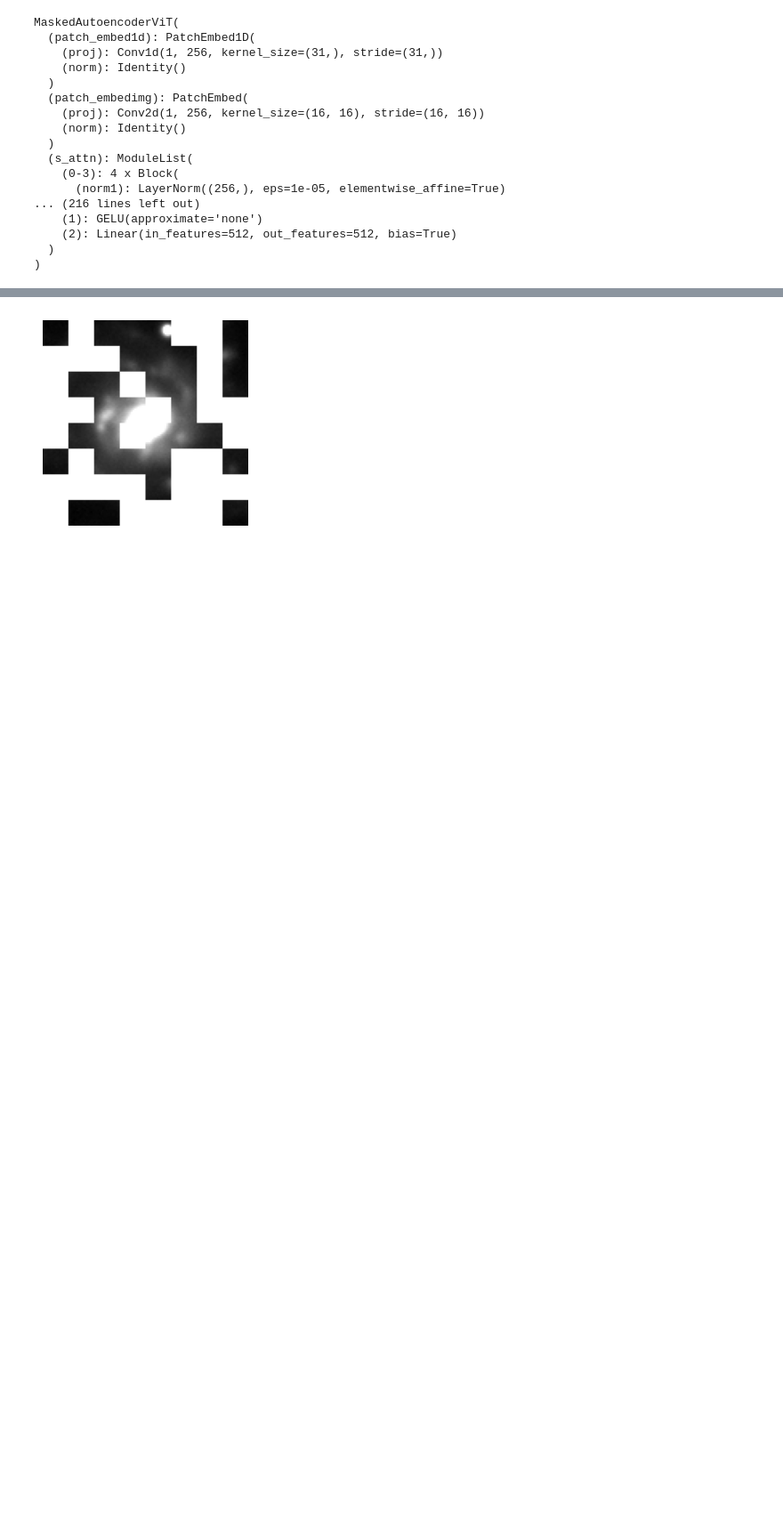
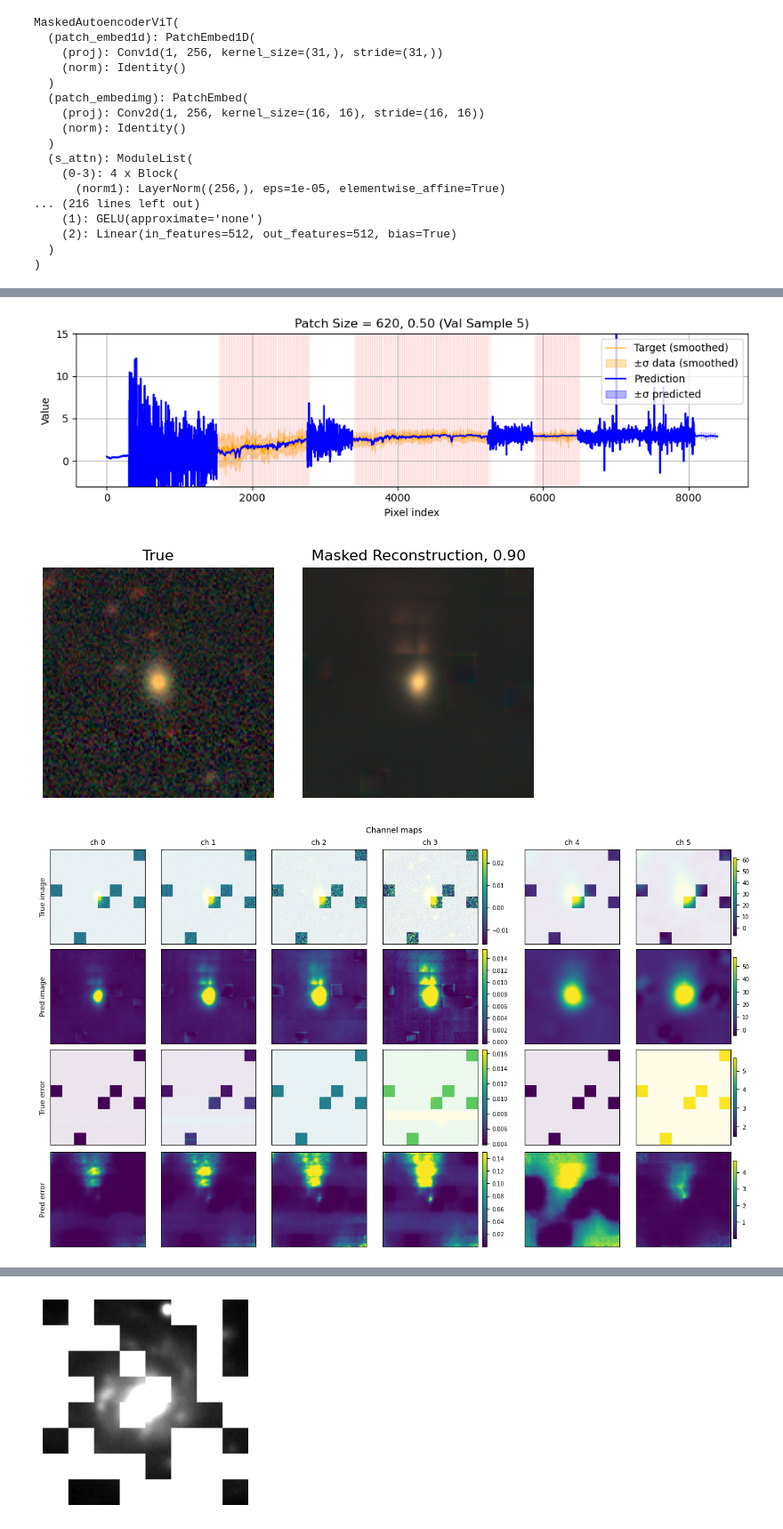
Before and after one commit to biprateep/MultiModal, a Jupyter notebook: notebooks/plots.ipynb, the cells around one changed output, grey strips where cells are left out. Shown at 89% size. Cells and saved outputs as stored; diff of their text form; code cells hidden in the pictures; blank space fills up the shorter version.

```diff
--- a/notebooks/plots.ipynb
+++ b/notebooks/plots.ipynb
@@ -36,9 +36,9 @@ from utils.DataProcessing import (
     CreateMultimodalDataLoadersIter,
 )
 # %%
-from models.MAE import MaskedAutoencoderViT
+from models.MAESimple import MaskedAutoencoderViT
 # path = "/pscratch/sd/p/pzehao/DESIMAE/ProductionCheckpointsFinal/epoch=005-val_loss=-1.0120.ckpt"
-path = "/pscratch/sd/p/pzehao/DESIMAE/Final/epoch=097-val_loss=-2.2914.ckpt"
+path = "/pscratch/sd/p/pzehao/DESIMAE/ProductionCheckpointsSimple/epoch=106-val_loss=-1.5629.ckpt"
 # path = "/pscratch/sd/p/pzehao/DESIMAE/ImageMHP/epoch=225-val_loss=-2.3145.ckpt"
 
 
@@ -89 +193,19 @@ MaskedAutoencoderViT(
+# %%
+loader_cfg = {
+        "end": 4737442,
+        "train_size": 4642694,
+        "batch_size": 32,
+        "train_index_mode": "interleave",
+        "train_block_size": 100,
+        "train_interleave_groups": 4,
+        "train_interleave_span": 1,
+        "train_subset_size": 25000,
+        "train_cycle_epoch": 1,
+        "train_cycle_drop_last": False,
+        "num_workers": 7,
+        "prefetch_factor": 4,
+        "distributed_shard_mode": "contiguous",
+    }
+
+train_loader, val_loader, test_loader = CreateMultimodalDataLoadersIter(**loader_cfg)
 # %%
@@ -95,0 +448,20 @@ z=0.0301, spec shape=torch.Size([7781]), img shape=torch.Size([6, 128, 128])
+# %%
+# 4) Visualize with the provided visualize() function.
+visualize(
+    model,
+    spec,
+    error,
+    spec_pred,
+    error_pred,
+    img,
+    img_error,
+    pred_img,
+    error_img,
+    mask_spec,
+    mask_img,
+    i = 5
+)
+# %% [output]
+[figure, added]
+[figure, added]
+[figure, added]
```
Also changed, not shown: parts of 7 cells of this notebook, 8 other files.
